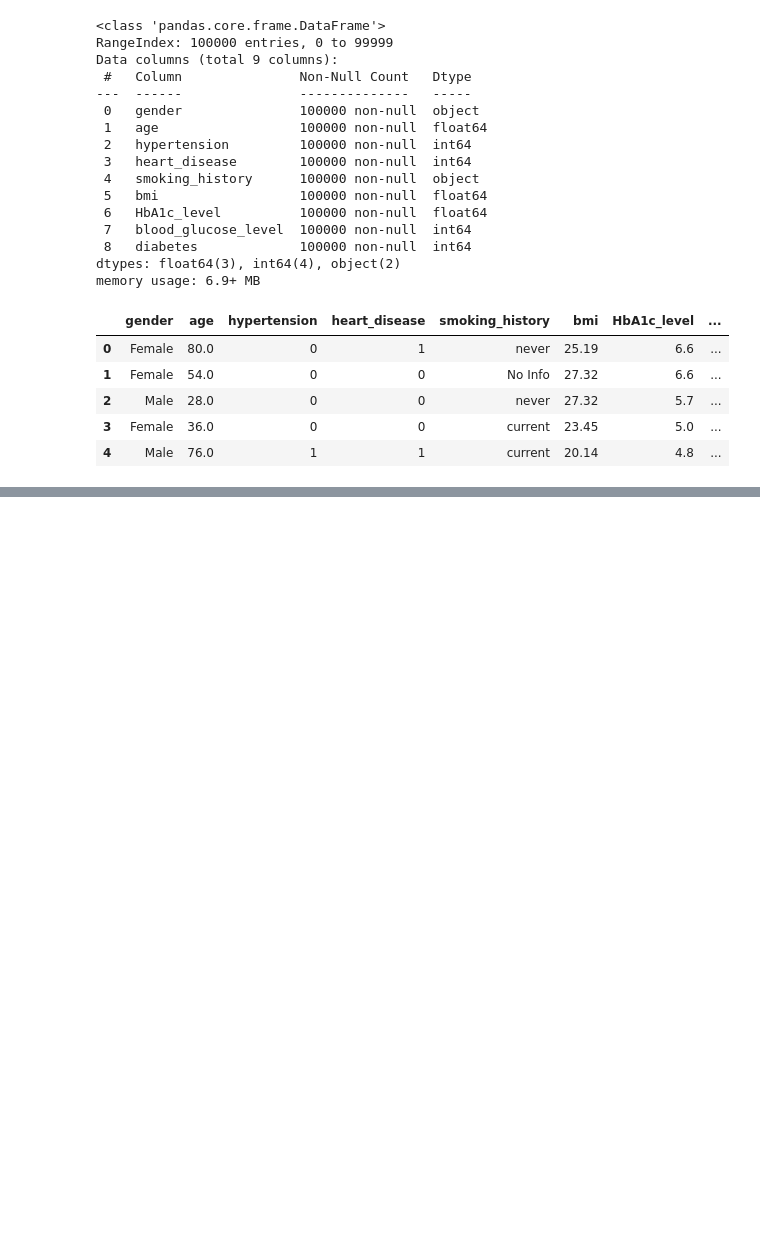
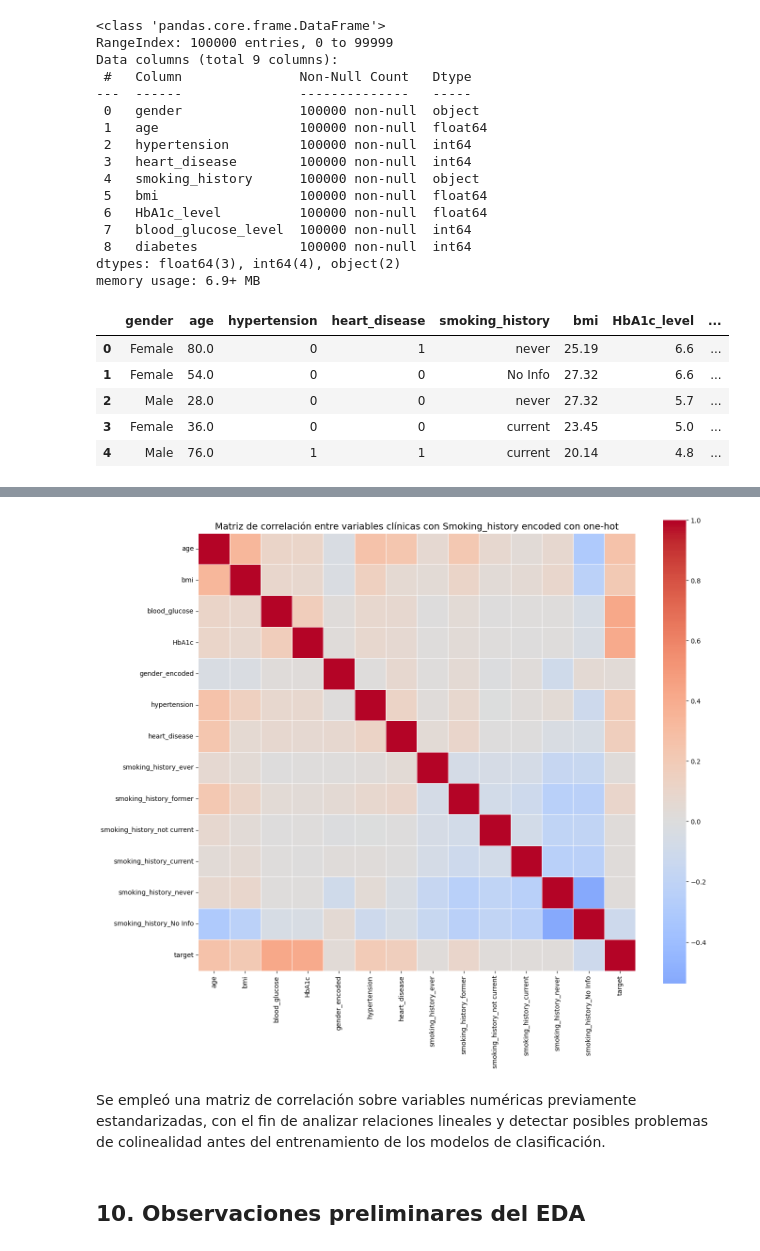
Before and after one commit to Hyus4444/smartdiagnosisAI, a Jupyter notebook: ml/notebooks/eda_clinical_dataset.ipynb, the cells around one changed output, grey strips where cells are left out. Cells and saved outputs as stored; diff of their text form; code cells hidden in the pictures; blank space fills up the shorter version.

```diff
--- a/ml/notebooks/eda_clinical_dataset.ipynb
+++ b/ml/notebooks/eda_clinical_dataset.ipynb
@@ -375,0 +518,2 @@ df3.head()
+# %%
+df2_Smoking_history = pd.get_dummies(df2, columns=["smoking_history"], drop_first=False)
@@ -375,0 +589,13 @@ df3.head()
+# %%
+#analisis de correlacion entre variables numericas y codificacion hot de smoking history
+num_cols_scaled = [
+    "age",
+    "bmi",
+    "blood_glucose",
+    "HbA1c"
+]
+num_cols_corr_2 = num_cols_scaled + ["gender_encoded"] + ["hypertension"] + [ "heart_disease"] + ["smoking_history_ever", "smoking_history_former", "smoking_history_not current", "smoking_history_current", "smoking_history_never", "smoking_history_No Info" ]
+# %%
+scaler = StandardScaler()
+df_scaled_2 = df2_Smoking_history.copy()
+df_scaled_2[num_cols_scaled] = scaler.fit_transform(df2_Smoking_history[num_cols_scaled])
@@ -375,0 +632,30 @@ df3.head()
+# %%
+# Variables a incluir en la correlación
+corr_cols_2 = num_cols_corr_2 + ["target"]
+
+# Cálculo de la matriz de correlación
+corr_matrix = df_scaled_2[corr_cols_2].corr()
+
+# Visualización
+plt.figure(figsize=(14, 12))
+sns.heatmap(
+    corr_matrix,
+    cmap="coolwarm",
+    center=0,
+    annot=False,
+    square=True,
+    linewidths=0.5
+)
+
+plt.title("Matriz de correlación entre variables clínicas con Smoking_history encoded con one-hot", fontsize=14)
+plt.tight_layout()
+plt.show()
+# %% [output]
+[figure, added]
+# %% [markdown]
+Se empleó una matriz de correlación sobre variables numéricas
+previamente estandarizadas, con el fin de analizar relaciones lineales
+y detectar posibles problemas de colinealidad antes del entrenamiento
+de los modelos de clasificación.
+# %% [markdown]
+## 10. Observaciones preliminares del EDA
```
Also changed, not shown: parts of 49 cells of this notebook, 5 other files.
